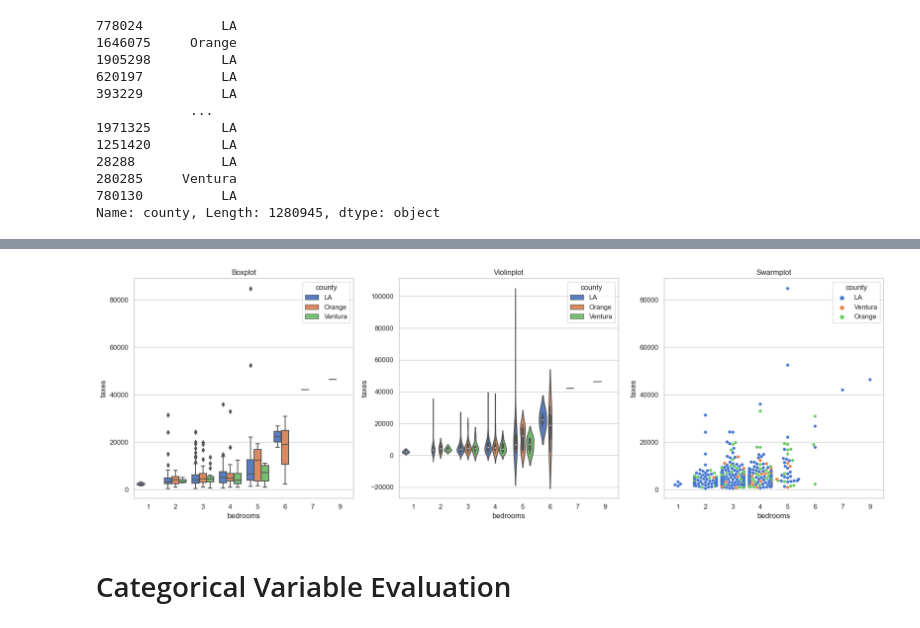
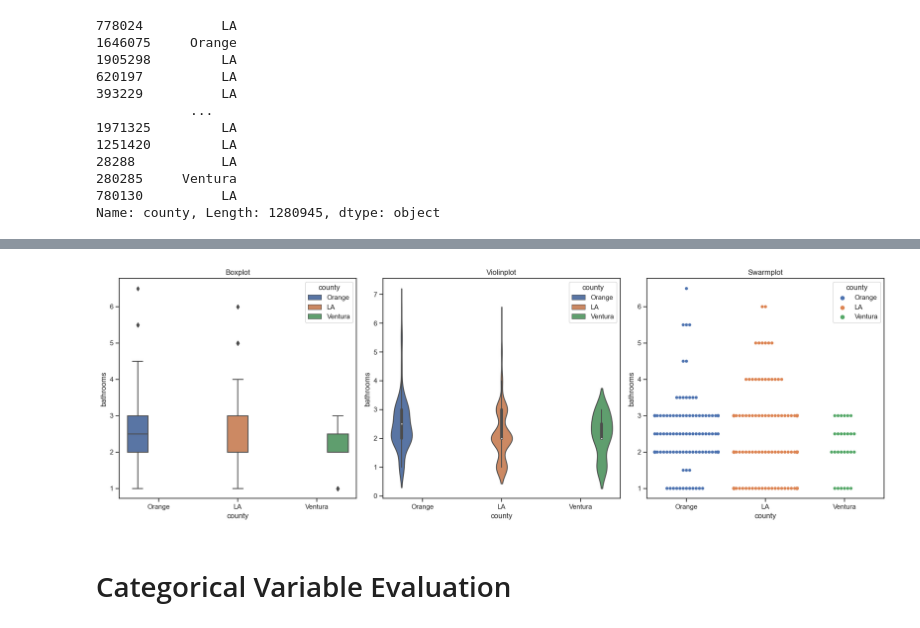
Before and after one commit to Alantheus-Thompson/regression-exercises, a Jupyter notebook: Explore.ipynb, the cells around one changed output, grey strips where cells are left out. Saved outputs shown, nothing was run; the diff lists cells and outputs as text; code cells hidden in the pictures.

```diff
--- a/Explore.ipynb
+++ b/Explore.ipynb
@@ -460,32 +445,32 @@ plot_variable_pairs(train.sample(50000))
 # %%
 def plot_categorical_and_continuous_vars(df, categorical_var, continuous_var):
     """
     Visualizes the relationship between a categorical variable and a continuous variable using three different plots.
 
     """
     # Set up the subplots
     fig, axes = plt.subplots(1, 3, figsize=(18, 6))
 
     # Plot 1: Boxplot
     sns.boxplot(x=categorical_var, y=continuous_var, hue='county', data=df, ax=axes[0])
     axes[0].set_title('Boxplot')
 
     # Plot 2: Violinplot
     sns.violinplot(x=categorical_var, y=continuous_var, hue='county', data=df, ax=axes[1])
     axes[1].set_title('Violinplot')
 
     # Plot 3: Swarmplot
     sns.swarmplot(x=categorical_var, y=continuous_var, hue='county',data=df, ax=axes[2])
     axes[2].set_title('Swarmplot')
 
     # Adjust layout
     plt.tight_layout()
     plt.show()
 
 # execute function
-plot_categorical_and_continuous_vars(train.sample(500), 'bedrooms', 'taxes')
+plot_categorical_and_continuous_vars(train.sample(500), 'county', 'bathrooms')
 # %% [output]
-[figure, old version]
+[figure, new version]
 # %% [markdown]
 # Categorical Variable Evaluation
 # %% [markdown]
```
Also changed, not shown: parts of 16 cells of this notebook.
